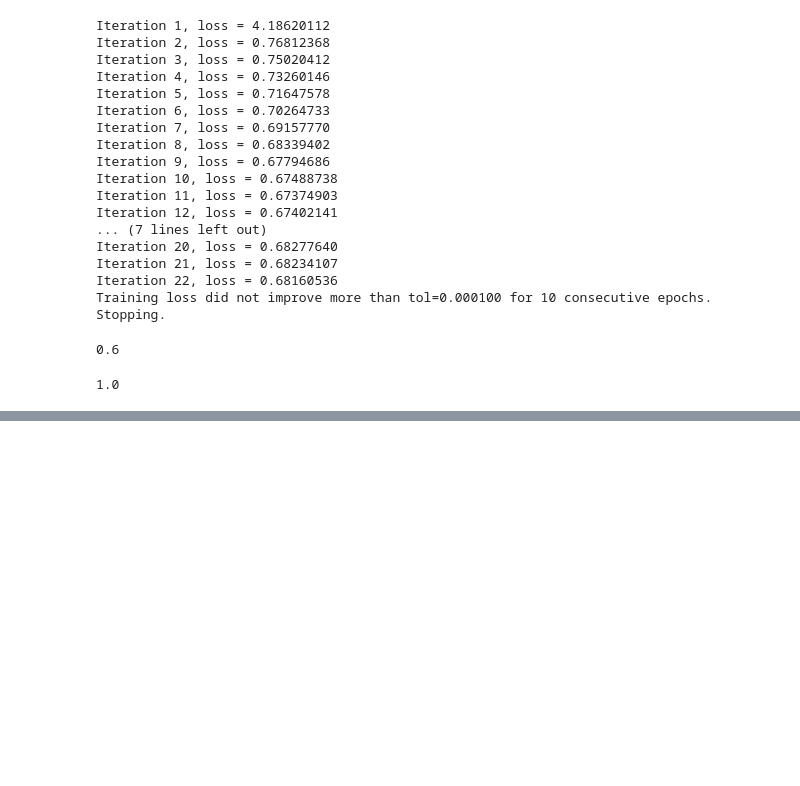
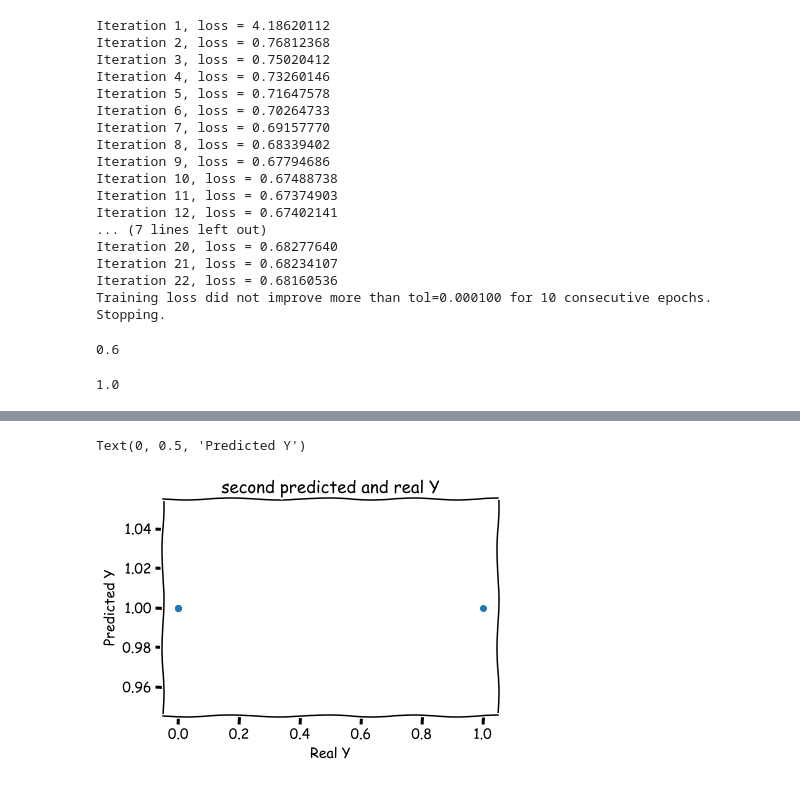
Before and after one commit to Abtinz/Machine-Learning-with-Python, a Jupyter notebook: Machine Learning with python/Classification/Neural Network/MLPClassifier.ipynb, the cells around one changed output, grey strips where cells are left out. Cells and saved outputs as stored; diff of their text form; code cells hidden in the pictures; blank space fills up the shorter version.

```diff
--- a/Machine Learning with python/Classification/Neural Network/MLPClassifier.ipynb
+++ b/Machine Learning with python/Classification/Neural Network/MLPClassifier.ipynb
@@ -58,0 +62,2 @@ model.score(x_train ,y_train )
+# %%
+y_pred2 = second_model.predict(x_test)
@@ -58,0 +83,8 @@ model.score(x_train ,y_train )
+# %%
+plt.scatter(y_test,y_pred2)
+plt.title("second predicted and real Y")
+plt.xlabel("Real Y")
+plt.ylabel("Predicted Y")
+# %% [output]
+Text(0, 0.5, 'Predicted Y')
+[figure, added]
```
Also changed, not shown: parts of 4 cells of this notebook.
